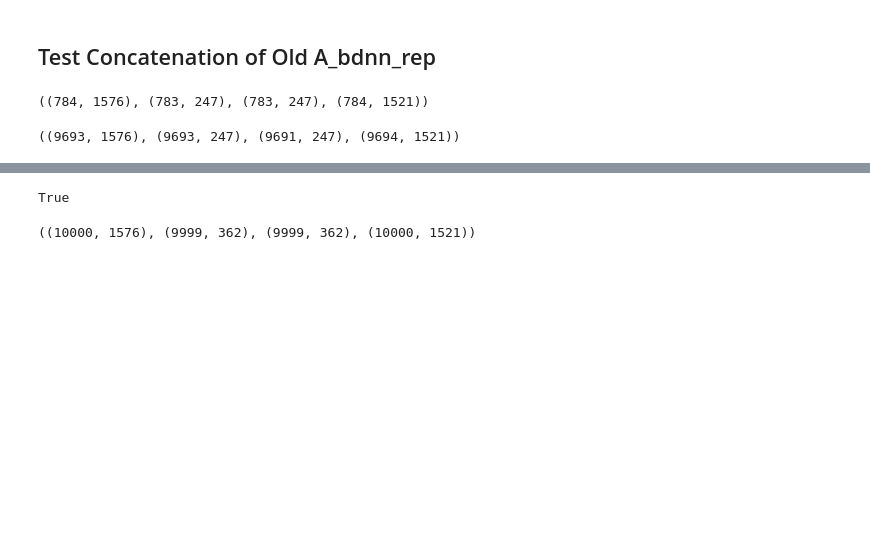
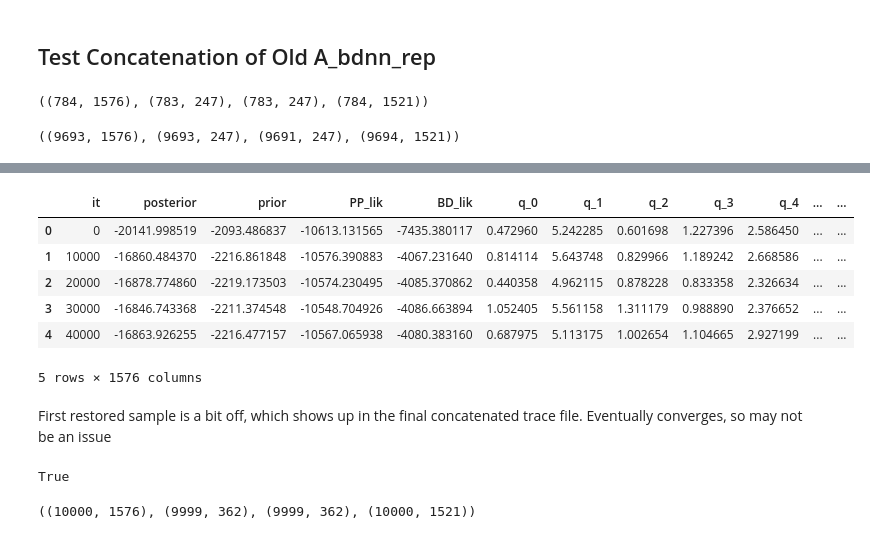
Before and after one commit to shelleylwang/pt_diversity_rates, a Jupyter notebook: mcmc_logs_eda.ipynb, the cells around one changed output, grey strips where cells are left out. Drawn from its saved outputs; the diff is of its cells as text; code cells hidden in the pictures; blank space fills up the shorter version.

```diff
--- a/mcmc_logs_eda.ipynb
+++ b/mcmc_logs_eda.ipynb
@@ -118,3 +135,15 @@ a_bdnn_rep_4.shape, a_bdnn_rep_4_sp_rates.shape, a_bdnn_rep_4_ex_rates.shape, a_
+# %%
+a_bdnn_rep_4_restored.head()
+# %% [output]
+|  | it | posterior | prior | PP_lik | BD_lik | q_0 | q_1 | q_2 | q_3 | q_4 | ... | ... |
+| 0 | 0 | -20141.998519 | -2093.486837 | -10613.131565 | -7435.380117 | 0.472960 | 5.242285 | 0.601698 | 1.227396 | 2.586450 | ... | ... |
+| 1 | 10000 | -16860.484370 | -2216.861848 | -10576.390883 | -4067.231640 | 0.814114 | 5.643748 | 0.829966 | 1.189242 | 2.668586 | ... | ... |
+| 2 | 20000 | -16878.774860 | -2219.173503 | -10574.230495 | -4085.370862 | 0.440358 | 4.962115 | 0.878228 | 0.833358 | 2.326634 | ... | ... |
+| 3 | 30000 | -16846.743368 | -2211.374548 | -10548.704926 | -4086.663894 | 1.052405 | 5.561158 | 1.311179 | 0.988890 | 2.376652 | ... | ... |
+| 4 | 40000 | -16863.926255 | -2216.477157 | -10567.065938 | -4080.383160 | 0.687975 | 5.113175 | 1.002654 | 1.104665 | 2.927199 | ... | ... |
+5 rows × 1576 columns
+# %% [markdown]
+First restored sample is a bit off, which shows up in the final concatenated trace file. Eventually converges, so may not be an issue
 # %%
 # Concatenating a_bdnn_rep_4_restored to the bottom of a_bdnn_rep_4 until the resulting dataframe is 10000 rows long
 a_bdnn_rep_4_concat = pd.concat([a_bdnn_rep_4, a_bdnn_rep_4_restored], axis=0)
```
Also changed, not shown: parts of 9 cells of this notebook.
